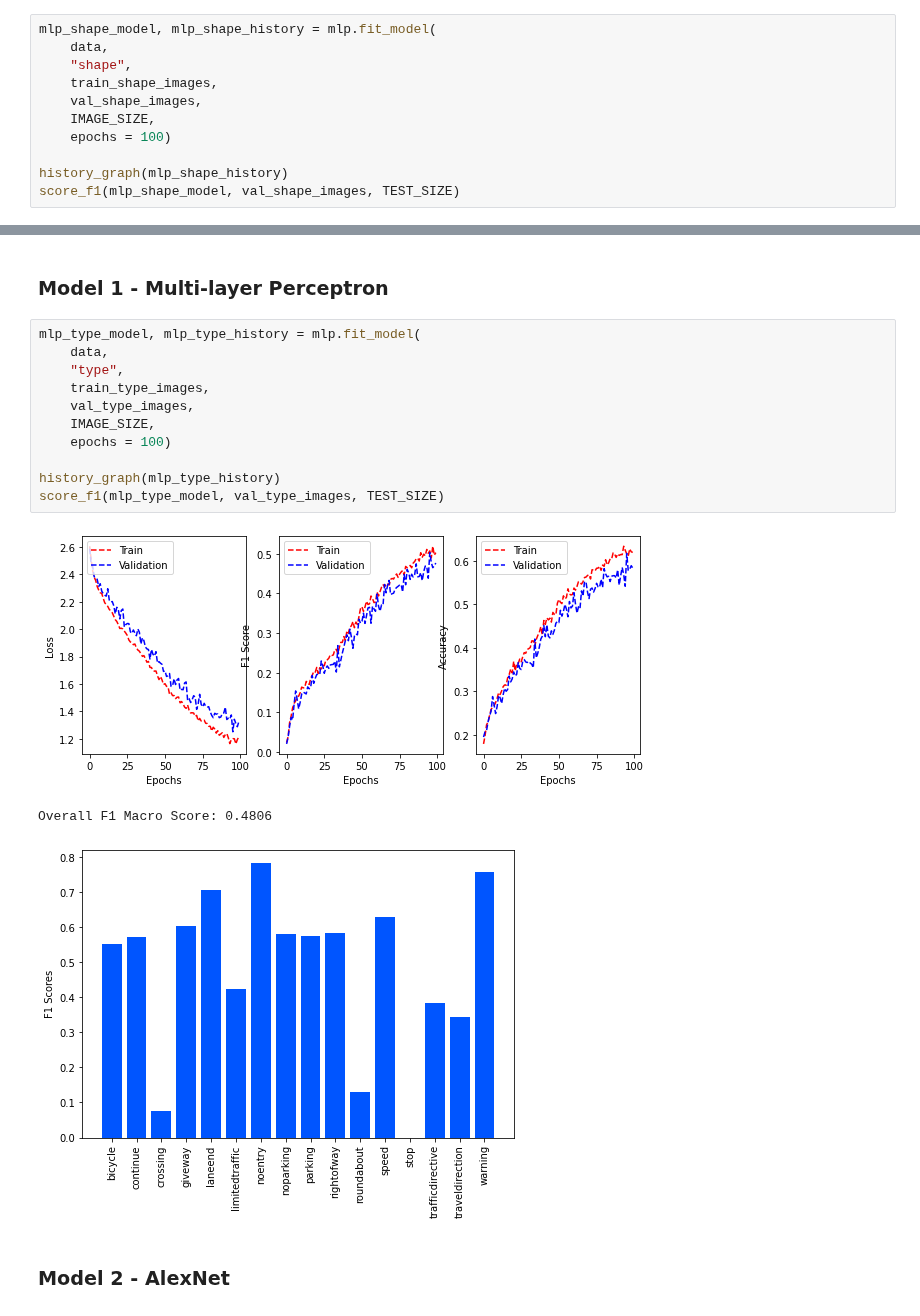
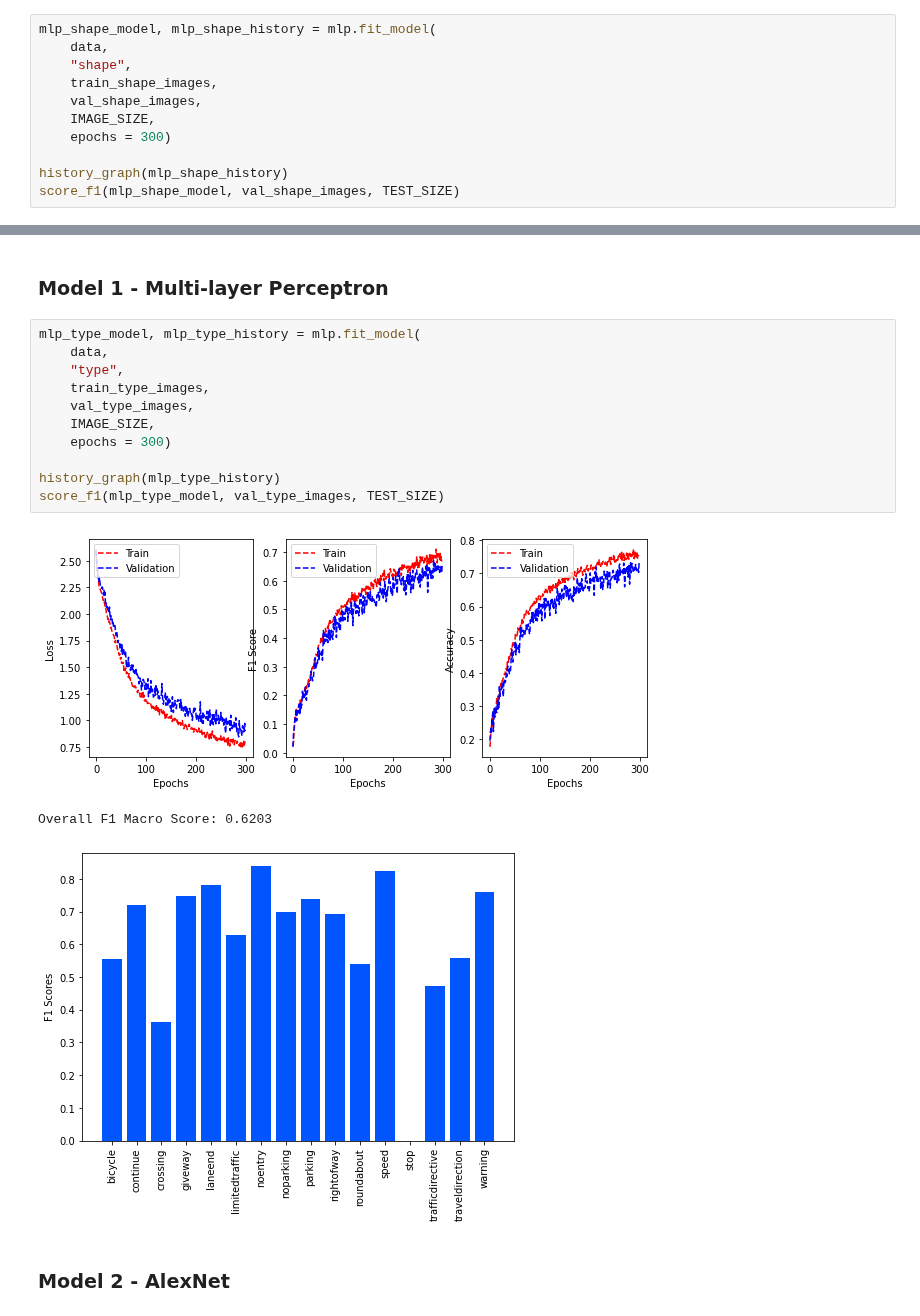
Before and after one commit to Ethan-Rayner/RoadSignClassification, a Jupyter notebook: main.ipynb, the cells around one changed output, grey strips where cells are left out. Drawn from its saved outputs; the diff is of its cells as text.

```diff
--- a/main.ipynb
+++ b/main.ipynb
@@ -49,7 +49,7 @@ mlp_shape_model, mlp_shape_history = mlp.fit_model(
     train_shape_images,
     val_shape_images,
     IMAGE_SIZE,
-    epochs = 100)
+    epochs = 300)
 
 history_graph(mlp_shape_history)
 score_f1(mlp_shape_model, val_shape_images, TEST_SIZE)
@@ -104,18 +104,18 @@ Found 740 validated image filenames belonging to 16 classes.
 # %%
 mlp_type_model, mlp_type_history = mlp.fit_model(
     data,
     "type",
     train_type_images,
     val_type_images,
     IMAGE_SIZE,
-    epochs = 100)
+    epochs = 300)
 
 history_graph(mlp_type_history)
 score_f1(mlp_type_model, val_type_images, TEST_SIZE)
 # %% [output]
-[figure, old version]
+[figure, new version]
-Overall F1 Macro Score: 0.4806
+Overall F1 Macro Score: 0.6203
-[figure, old version]
+[figure, new version]
 # %% [markdown]
 ### Model 2 - AlexNet
 # %%
```
Also changed, not shown: parts of 3 cells of this notebook, 1 other file.
